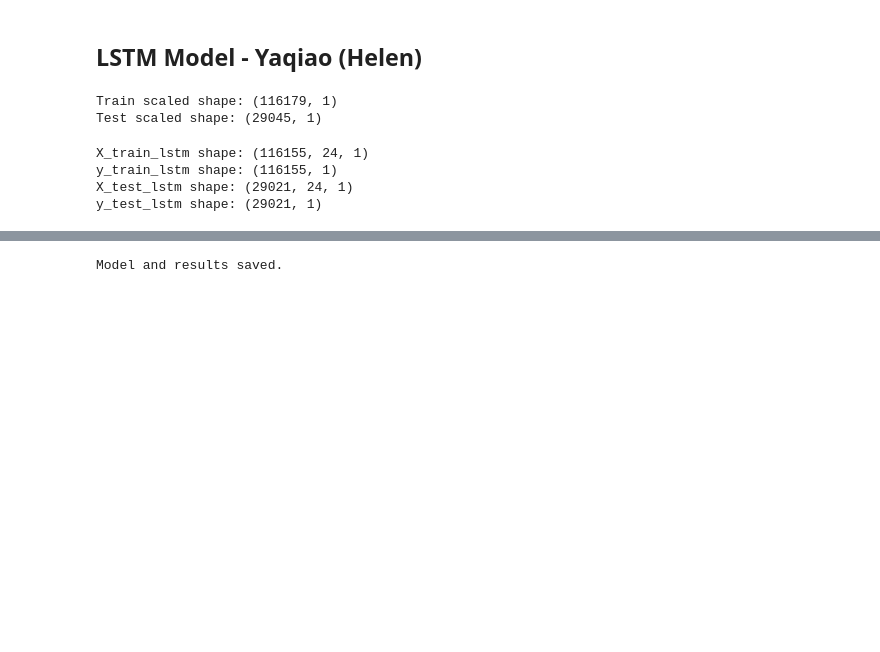
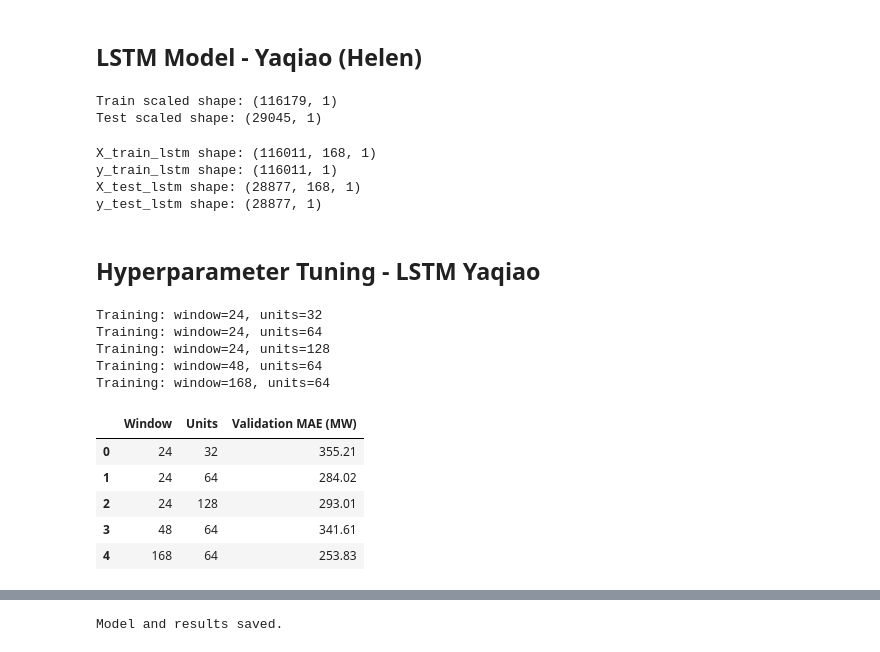
Before and after one commit to Yaqiao-chi-helen/Forecasting-team4, a Jupyter notebook: notebooks/Model_Development_XGBoost_LSTM.ipynb, the cells around one changed output, grey strips where cells are left out. Drawn from its saved outputs; the diff is of its cells as text; code cells hidden in the pictures; blank space fills up the shorter version.

```diff
--- a/notebooks/Model_Development_XGBoost_LSTM.ipynb
+++ b/notebooks/Model_Development_XGBoost_LSTM.ipynb
@@ -514,7 +514,7 @@ def create_sequences(data, window_size=24):
     y.append(data[i+window_size])
   return np.array(X), np.array(y)
 
-window_size = 24
+window_size = 168
 
 X_train_lstm, y_train_lstm = create_sequences(train_scaled, window_size)
 X_test_lstm, y_test_lstm = create_sequences(test_scaled, window_size)
@@ -524,7 +524,58 @@ print("y_train_lstm shape:", y_train_lstm.shape)
 print("X_test_lstm shape:", X_test_lstm.shape)
 print("y_test_lstm shape:", y_test_lstm.shape)
 # %% [output]
-X_train_lstm shape: (116155, 24, 1)
-y_train_lstm shape: (116155, 1)
-X_test_lstm shape: (29021, 24, 1)
-y_test_lstm shape: (29021, 1)
+X_train_lstm shape: (116011, 168, 1)
+y_train_lstm shape: (116011, 1)
+X_test_lstm shape: (28877, 168, 1)
+y_test_lstm shape: (28877, 1)
+# %% [markdown]
+## Hyperparameter Tuning - LSTM Yaqiao
+# %%
+from tensorflow.keras import layers, models
+from tensorflow.keras.callbacks import EarlyStopping
+from sklearn.metrics import mean_absolute_error
+
+tf.random.set_seed(42); np.random.seed(42)
+
+def build_lstm(units, w, dropout=0.0):
+    m = models.Sequential([layers.Input(shape=(w, 1)), layers.LSTM(units)])
+    if dropout: m.add(layers.Dropout(dropout))
+    m.add(layers.Dense(32, activation='relu')); m.add(layers.Dense(1))
+    m.compile(optimizer='adam', loss='mse')
+    return m
+
+def val_mae(units, w):
+    X_tr, y_tr = create_sequences(train_scaled, window_size=w)
+    n_val = int(len(X_tr) * 0.1)                 # last 10% of train = validation (chronological)
+    X_fit, y_fit, X_val, y_val = X_tr[:-n_val], y_tr[:-n_val], X_tr[-n_val:], y_tr[-n_val:]
+    m = build_lstm(units, w)
+    m.fit(X_fit, y_fit, validation_data=(X_val, y_val), epochs=10, batch_size=64, verbose=0,
+          callbacks=[EarlyStopping(patience=3, restore_best_weights=True)])
+    pred = scaler.inverse_transform(m.predict(X_val, verbose=0))
+    return mean_absolute_error(scaler.inverse_transform(y_val.reshape(-1, 1)), pred)
+
+results = []
+for u in [32, 64, 128]:                          # Step 1: compare units, window fixed at 24
+    print(f"Training: window=24, units={u}")
+    results.append({'Window': 24, 'Units': u, 'Validation MAE (MW)': val_mae(u, 24)})
+
+best_u = min(results, key=lambda r: r['Validation MAE (MW)'])['Units']
+
+for w in [48, 168]:                              # Step 2: compare window, using best units
+    print(f"Training: window={w}, units={best_u}")
+    results.append({'Window': w, 'Units': best_u, 'Validation MAE (MW)': val_mae(best_u, w)})
+
+tuning_df = pd.DataFrame(results).round(2)
+tuning_df
+# %% [output]
+Training: window=24, units=32
+Training: window=24, units=64
+Training: window=24, units=128
+Training: window=48, units=64
+Training: window=168, units=64
+|  | Window | Units | Validation MAE (MW) |
+| 0 | 24 | 32 | 355.21 |
+| 1 | 24 | 64 | 284.02 |
+| 2 | 24 | 128 | 293.01 |
+| 3 | 48 | 64 | 341.61 |
+| 4 | 168 | 64 | 253.83 |
```
Also changed, not shown: parts of 22 cells of this notebook.
